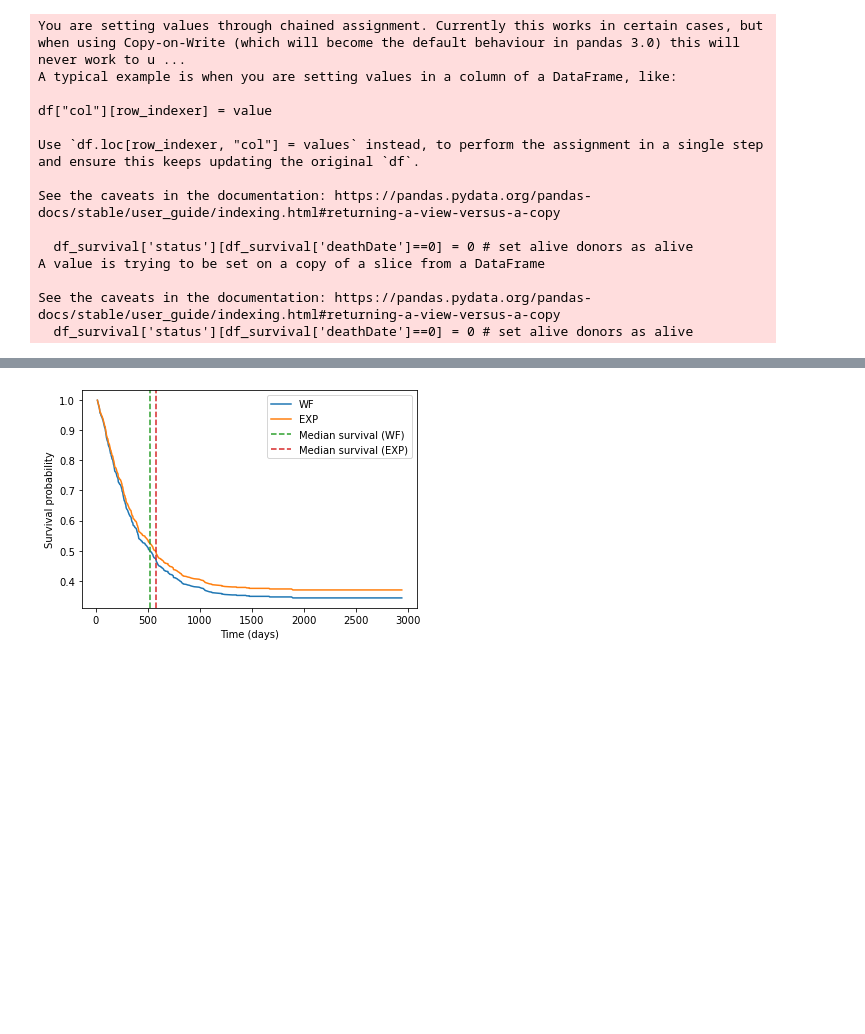
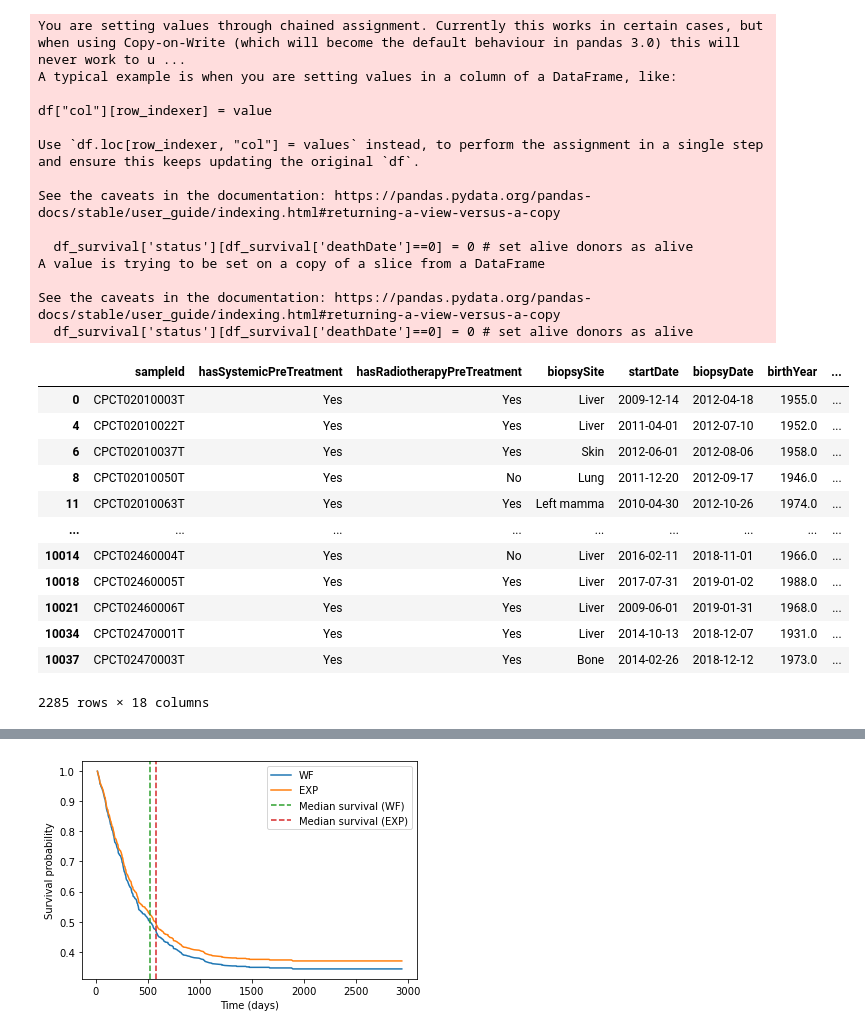
Before and after one commit to raulsanzr/TAFI, a Jupyter notebook: downstream/survival_analysis/survival_HMF.ipynb, the cells around one changed output, grey strips where cells are left out. Cells and saved outputs as stored; diff of their text form; code cells hidden in the pictures; blank space fills up the shorter version.

Commit message:
Revert "Clean survival analysis scripts"
This reverts commit ec82632f0cd19dfb609b935c155fb9cedefb9011.

```diff
--- a/downstream/survival_analysis/survival_HMF.ipynb
+++ b/downstream/survival_analysis/survival_HMF.ipynb
@@ -20,7 +21,9 @@ df_survival['deathDate'] = df_survival['deathDate'].fillna(0) # If donor is stil
 df_survival['status'][df_survival['deathDate']==0] = 0 # set alive donors as alive
 
 # Calculating survival times
-# Assumption: If there is not death reported, we will asume that the donor is still alive at the date of the last update of the metadata.
+'''
+Assumption: If there is not death reported, we will asume that the donor is still alive at the date of the last update of the metadata.
+'''
 
 df_survival['biopsyDate'] = pd.to_datetime(df_survival['biopsyDate'])
 
@@ -36,33 +39,47 @@ df_survival.loc[mask, 'OS_time'] = (last_update - df_survival['biopsyDate']).dt.
 
 df_survival = df_survival[df_survival['OS_time']>0.0]
 
 ## PFI (Progression-free interval): treatmentEndDate - Biopsy date
 ## If treatment ended
 df_survival['treatmentEndDate'] = pd.to_datetime(df_survival['treatmentEndDate'])
 mask = pd.notnull(df_survival['treatmentEndDate'])
 df_survival.loc[mask, 'PFI_time'] = (df_survival['treatmentEndDate'] - df_survival['biopsyDate']).dt.days
 ### If treatment is still ongoing
 mask = pd.isnull(df_survival['treatmentEndDate'])
 df_survival.loc[mask, 'PFI_time'] = (last_update - df_survival['biopsyDate']).dt.days
 
 df_survival = df_survival[df_survival['PFI_time']>0]
 
 df_survival = df_survival.drop_duplicates(subset='sampleId', keep="first")
+df_survival
 # %% [output]
 You are setting values through chained assignment. Currently this works in certain cases, but when using Copy-on-Write (which will become the default behaviour in pandas 3.0) this will never work to u ...
 A typical example is when you are setting values in a column of a DataFrame, like:
 
 df["col"][row_indexer] = value
 
 Use `df.loc[row_indexer, "col"] = values` instead, to perform the assignment in a single step and ensure this keeps updating the original `df`.
 
 See the caveats in the documentation: https://pandas.pydata.org/pandas-docs/stable/user_guide/indexing.html#returning-a-view-versus-a-copy
 
   df_survival['status'][df_survival['deathDate']==0] = 0 # set alive donors as alive
 A value is trying to be set on a copy of a slice from a DataFrame
 
 See the caveats in the documentation: https://pandas.pydata.org/pandas-docs/stable/user_guide/indexing.html#returning-a-view-versus-a-copy
   df_survival['status'][df_survival['deathDate']==0] = 0 # set alive donors as alive
+|  | sampleId | hasSystemicPreTreatment | hasRadiotherapyPreTreatment | biopsySite | startDate | biopsyDate | birthYear | ... |
+| 0 | CPCT02010003T | Yes | Yes | Liver | 2009-12-14 | 2012-04-18 | 1955.0 | ... |
+| 4 | CPCT02010022T | Yes | Yes | Liver | 2011-04-01 | 2012-07-10 | 1952.0 | ... |
+| 6 | CPCT02010037T | Yes | Yes | Skin | 2012-06-01 | 2012-08-06 | 1958.0 | ... |
+| 8 | CPCT02010050T | Yes | No | Lung | 2011-12-20 | 2012-09-17 | 1946.0 | ... |
+| 11 | CPCT02010063T | Yes | Yes | Left mamma | 2010-04-30 | 2012-10-26 | 1974.0 | ... |
+| ... | ... | ... | ... | ... | ... | ... | ... | ... |
+| 10014 | CPCT02460004T | Yes | No | Liver | 2016-02-11 | 2018-11-01 | 1966.0 | ... |
+| 10018 | CPCT02460005T | Yes | Yes | Liver | 2017-07-31 | 2019-01-02 | 1988.0 | ... |
+| 10021 | CPCT02460006T | Yes | Yes | Liver | 2009-06-01 | 2019-01-31 | 1968.0 | ... |
+| 10034 | CPCT02470001T | Yes | Yes | Liver | 2014-10-13 | 2018-12-07 | 1931.0 | ... |
+| 10037 | CPCT02470003T | Yes | Yes | Bone | 2014-02-26 | 2018-12-12 | 1973.0 | ... |
+2285 rows × 18 columns
 # %%
 df_out = pd.read_csv('../../results/all_HMF.csv', sep=",", header=0)
 # if score_WF < score_EXP, mode is WF otherwise EXP
```
Also changed, not shown: parts of 8 cells of this notebook, 2 other files.
